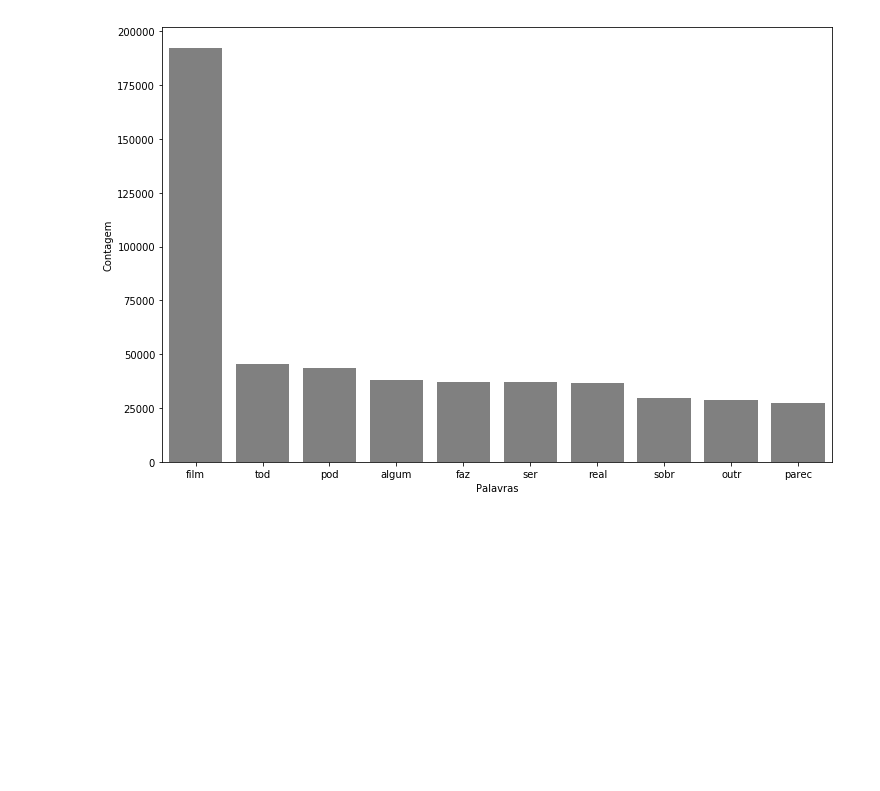
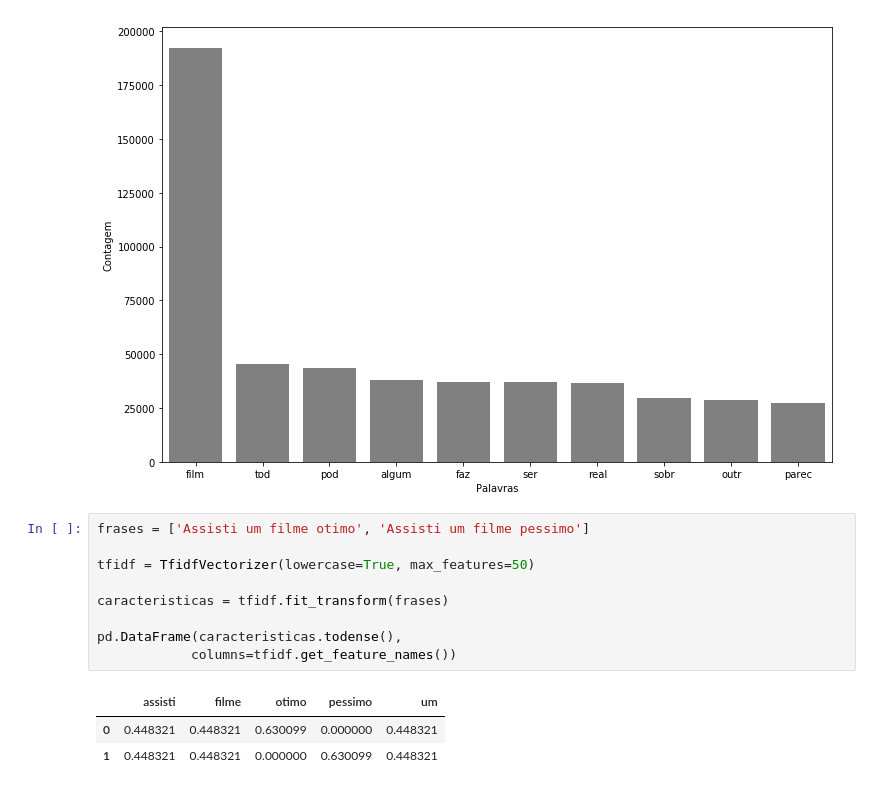
Before and after one commit to lsandrade/alura-ml, a Jupyter notebook: NLP.ipynb, the cells around one changed output. Drawn from its saved outputs; the diff is of its cells as text; blank space fills up the shorter version.

Commit message:
Usa Tfidf para vetorizar as palavras

```diff
--- a/NLP.ipynb
+++ b/NLP.ipynb
@@ -579,3 +579,16 @@ nuvem_palavras(resenhas, "pos", "tratamento_5")
 pareto(resenhas, 'tratamento_5', 10)
 # %% [output]
 [figure]
+# %%
+frases = ['Assisti um filme otimo', 'Assisti um filme pessimo']
+
+tfidf = TfidfVectorizer(lowercase=True, max_features=50)
+
+caracteristicas = tfidf.fit_transform(frases)
+
+pd.DataFrame(caracteristicas.todense(),
+            columns=tfidf.get_feature_names())
+# %% [output]
+|  | assisti | filme | otimo | pessimo | um |
+| 0 | 0.448321 | 0.448321 | 0.630099 | 0.000000 | 0.448321 |
+| 1 | 0.448321 | 0.448321 | 0.000000 | 0.630099 | 0.448321 |
```
Also changed, not shown: parts of 3 cells of this notebook.
